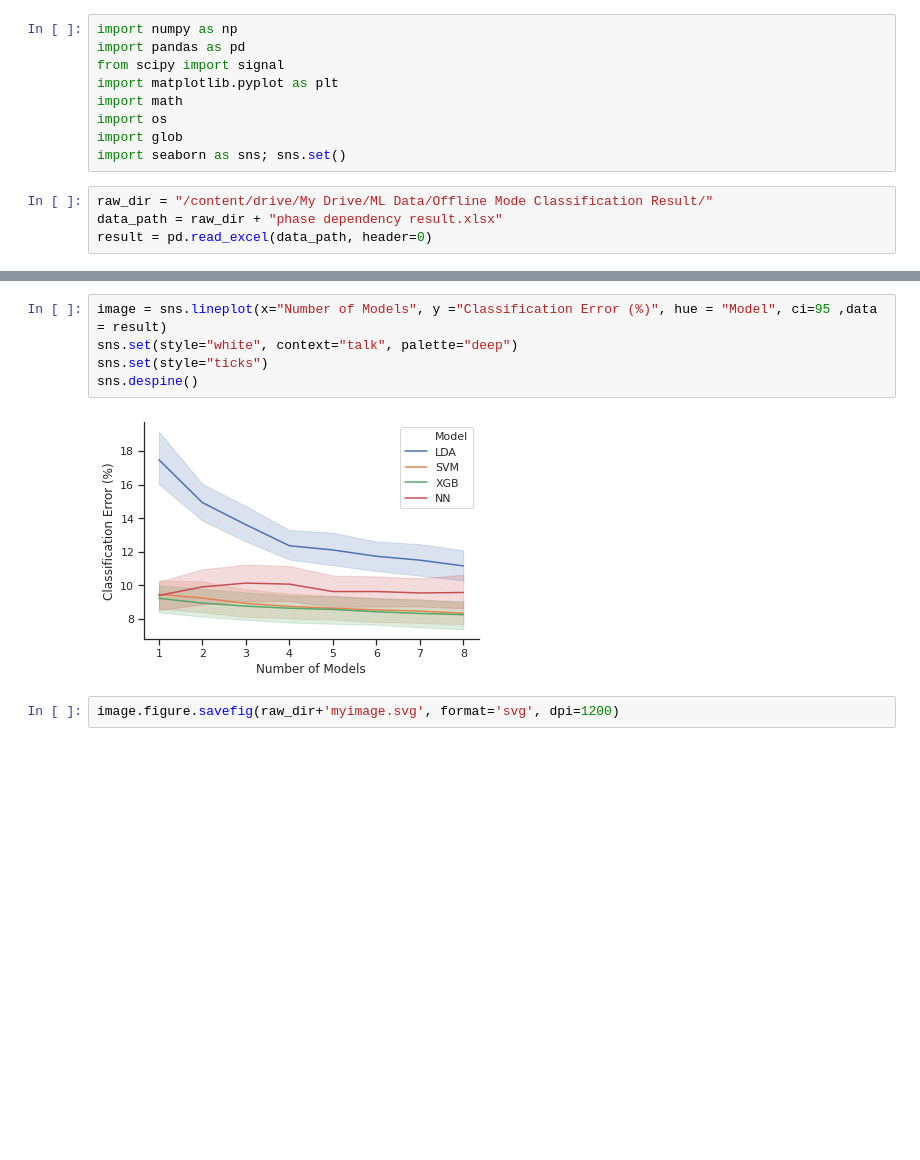
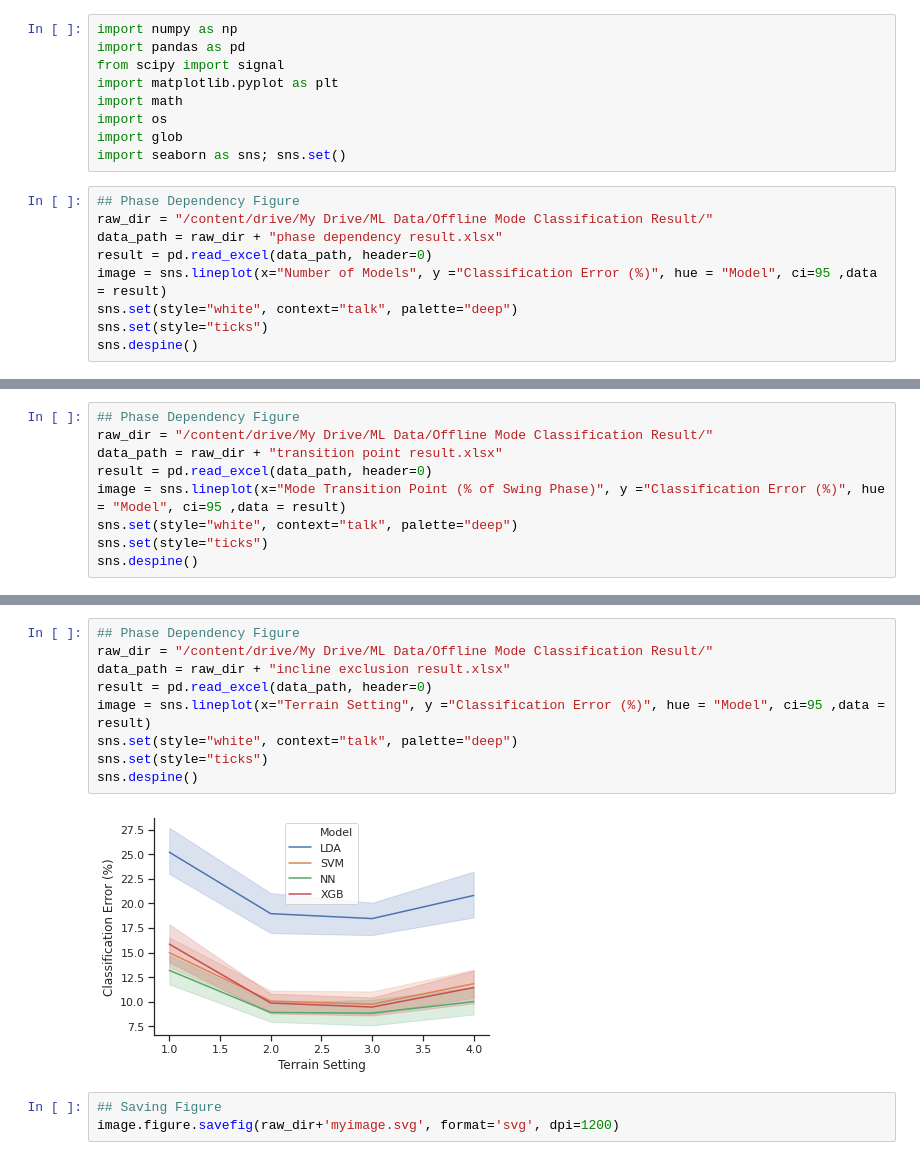
Before and after one commit to inseungkang/HipExo_OfflineModeClassification, a Jupyter notebook: Result Figure/Figure Generation.ipynb, the cells around one changed output, grey strips where cells are left out. Drawn from its saved outputs; the diff is of its cells as text; blank space fills up the shorter version.

```diff
--- a/Result Figure/Figure Generation.ipynb
+++ b/Result Figure/Figure Generation.ipynb
@@ -17,6 +13,11 @@ import os
 import glob
 import seaborn as sns; sns.set()
 # %%
+## Phase Dependency Figure
 raw_dir = "/content/drive/My Drive/ML Data/Offline Mode Classification Result/"
 data_path = raw_dir + "phase dependency result.xlsx"
 result = pd.read_excel(data_path, header=0)
+image = sns.lineplot(x="Number of Models", y ="Classification Error (%)", hue = "Model", ci=95 ,data = result)
+sns.set(style="white", context="talk", palette="deep")
+sns.set(style="ticks")
+sns.despine()
@@ -22,0 +26,9 @@ result = pd.read_excel(data_path, header=0)
+# %%
+## Phase Dependency Figure
+raw_dir = "/content/drive/My Drive/ML Data/Offline Mode Classification Result/"
+data_path = raw_dir + "transition point result.xlsx"
+result = pd.read_excel(data_path, header=0)
+image = sns.lineplot(x="Mode Transition Point (% of Swing Phase)", y ="Classification Error (%)", hue = "Model", ci=95 ,data = result)
+sns.set(style="white", context="talk", palette="deep")
+sns.set(style="ticks")
+sns.despine()
@@ -23,9 +37,14 @@ result = pd.read_excel(data_path, header=0)
 # %%
-image = sns.lineplot(x="Number of Models", y ="Classification Error (%)", hue = "Model", ci=95 ,data = result)
+## Phase Dependency Figure
+raw_dir = "/content/drive/My Drive/ML Data/Offline Mode Classification Result/"
+data_path = raw_dir + "incline exclusion result.xlsx"
+result = pd.read_excel(data_path, header=0)
+image = sns.lineplot(x="Terrain Setting", y ="Classification Error (%)", hue = "Model", ci=95 ,data = result)
 sns.set(style="white", context="talk", palette="deep")
 sns.set(style="ticks")
 sns.despine()
 # %% [output]
-[figure, old version]
+[figure, new version]
 # %%
+## Saving Figure
 image.figure.savefig(raw_dir+'myimage.svg', format='svg', dpi=1200)
```
Also changed, not shown: parts of 3 cells of this notebook.
